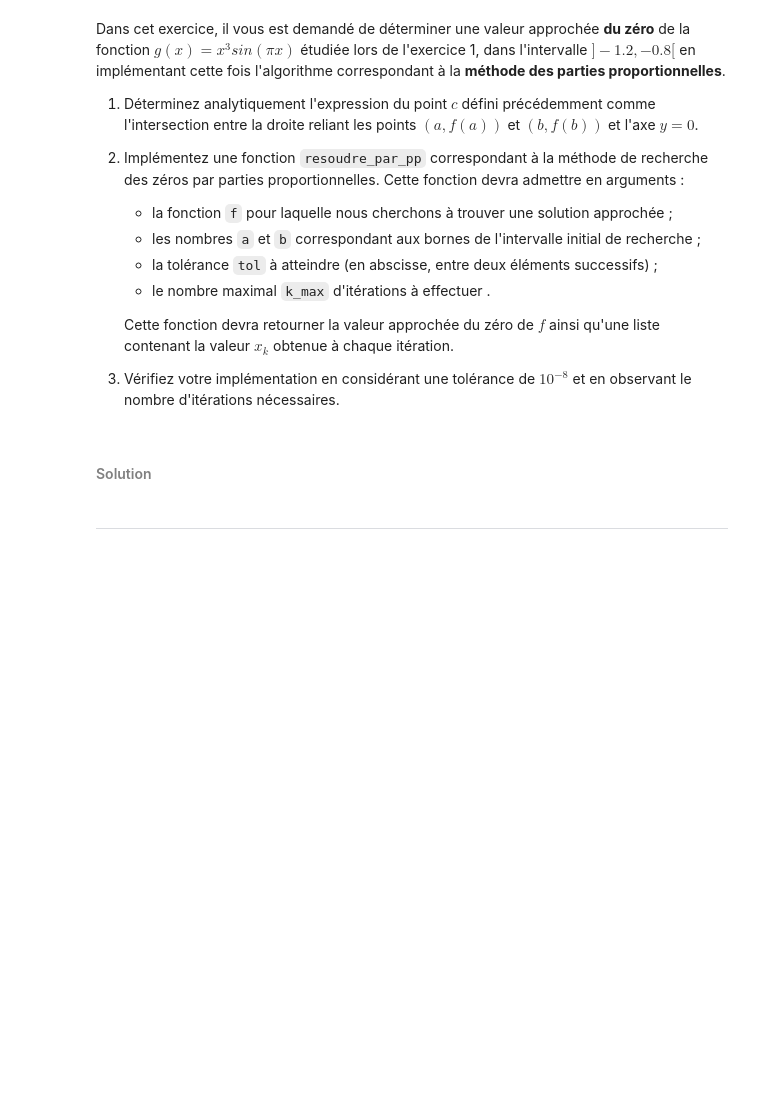
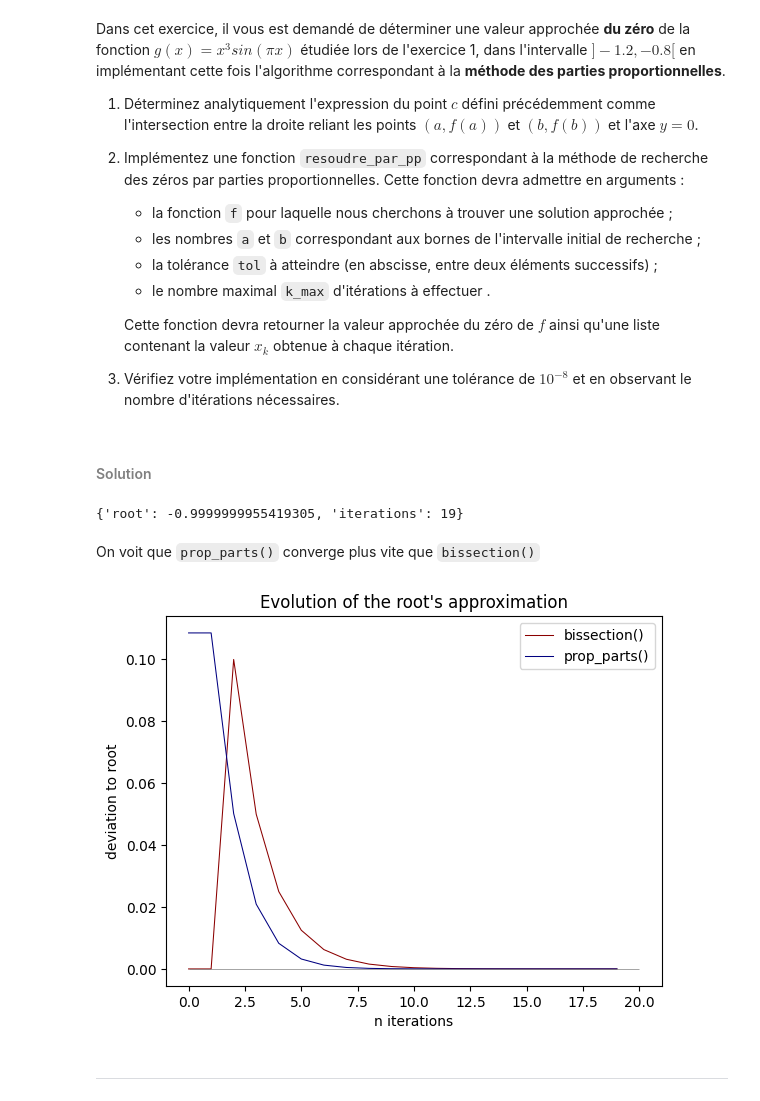
Before and after one commit to mightykatun/epfl-icc-man, a Jupyter notebook: Series/Serie_10/Serie_10.ipynb, the cells around one changed output. Saved outputs shown, nothing was run; the diff lists cells and outputs as text; code cells hidden in the pictures; blank space fills up the shorter version.

```diff
--- a/Series/Serie_10/Serie_10.ipynb
+++ b/Series/Serie_10/Serie_10.ipynb
@@ -187,3 +338,34 @@ Dans cet exercice, il vous est demandé de déterminer une valeur approchée **d
+# %%
+print(prop_parts(g, -1.2, -0.8, tol_target=1e-8))
+# %% [output]
+{'root': -0.9999999955419305, 'iterations': 19}
+# %% [markdown]
+On voit que `prop_parts()` converge plus vite que `bissection()`
+# %%
+n = 20
+root = -1 # assuming we know it beforehand
+
+biss_lst = []
+part_lst = []
+for i in range(n):
+    # bissection
+    val = bissection(g, -1.2, -0.8, max_iter=i)['root']
+    biss_lst.append(abs(val - root))
+    # parts
+    val = prop_parts(g, -1.2, -0.8, max_iter=i)['root']
+    part_lst.append(abs(val - root))
+
+
+plt.plot(biss_lst, color='darkred', linewidth=0.75, label='bissection()')
+plt.plot(part_lst, color='navy', linewidth=0.75, label='prop_parts()')
+plt.title('Evolution of the root\'s approximation')
+plt.hlines(0, 0, n, linewidth=0.5, color='gray')
+plt.xlabel('n iterations')
+plt.ylabel('deviation to root')
+plt.legend()
+plt.show()
+# %% [output]
+[figure, added]
 # %% [markdown]
 ***
 # %% [markdown]
```
Also changed, not shown: parts of 12 cells of this notebook, 2 other files.
